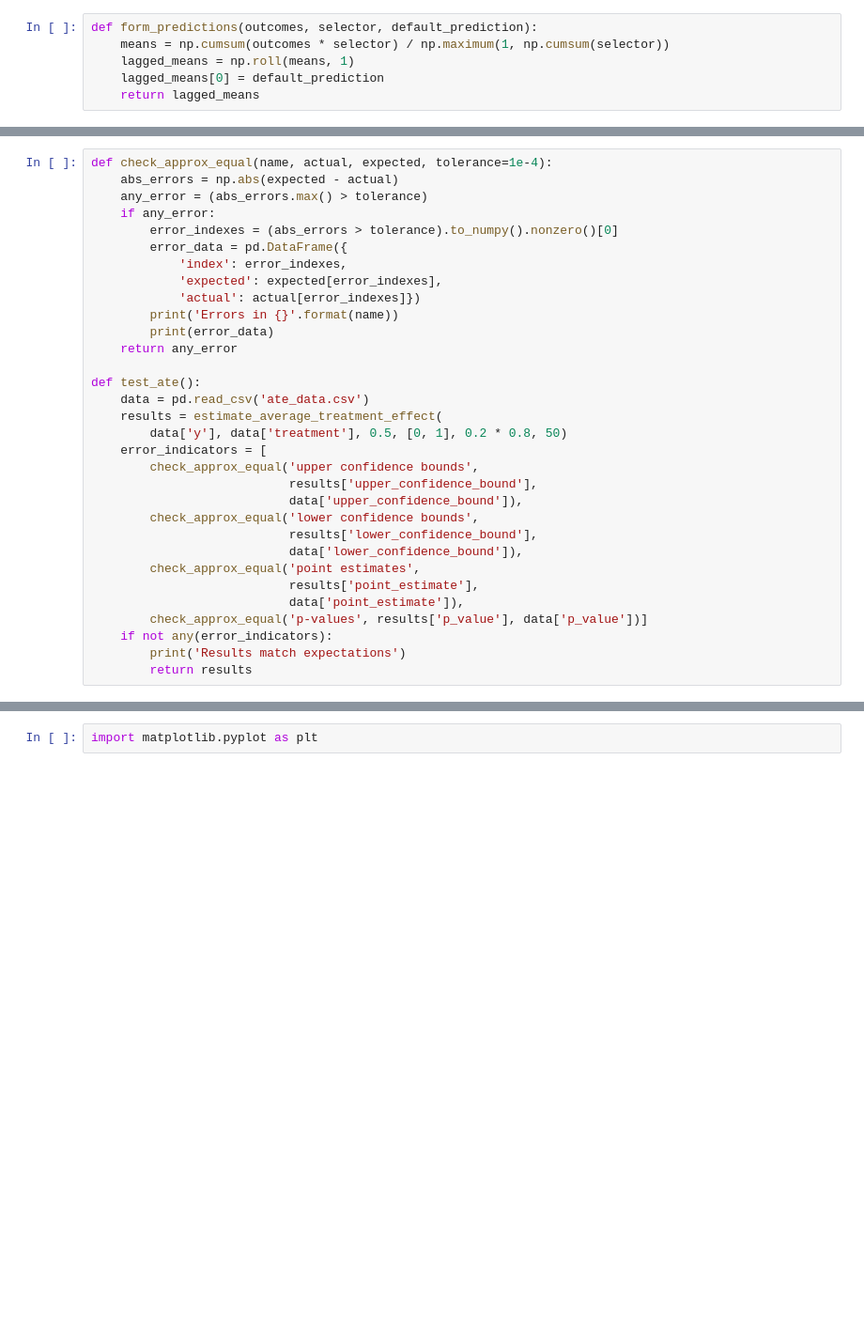
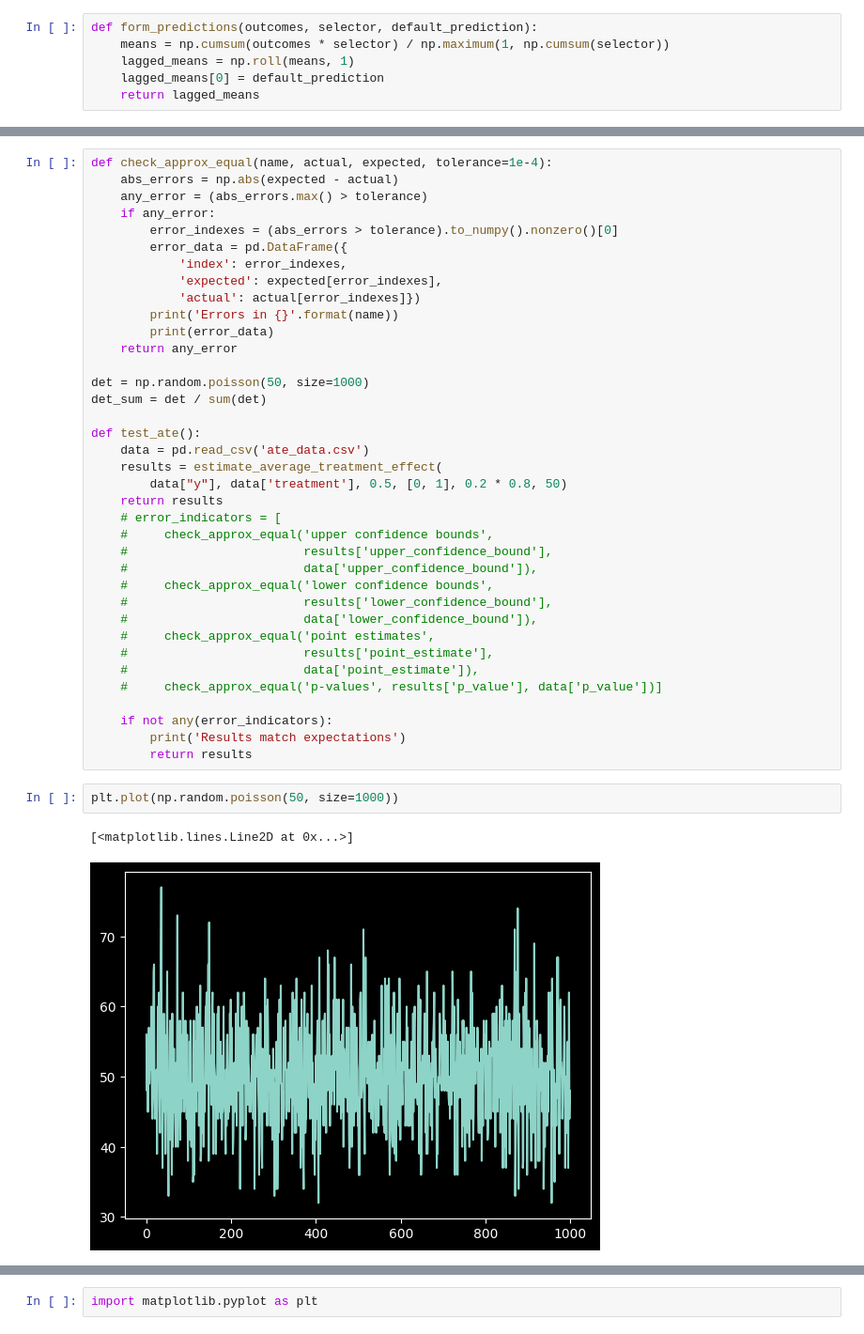
Before and after one commit to yusufprasetyo25/supplyseer, a Jupyter notebook: src/supplyseer/experimental/experimentation/demo.ipynb, the cells around one changed output, grey strips where cells are left out. Shown: that part at 94% size. Cells and saved outputs as stored; diff of their text form; blank space fills up the shorter version.

```diff
--- a/src/supplyseer/experimental/experimentation/demo.ipynb
+++ b/src/supplyseer/experimental/experimentation/demo.ipynb
@@ -67,23 +67,33 @@ def check_approx_equal(name, actual, expected, tolerance=1e-4):
         print(error_data)
     return any_error
 
+det = np.random.poisson(50, size=1000)
+det_sum = det / sum(det)
+
 def test_ate():
     data = pd.read_csv('ate_data.csv')
     results = estimate_average_treatment_effect(
-        data['y'], data['treatment'], 0.5, [0, 1], 0.2 * 0.8, 50)
-    error_indicators = [
-        check_approx_equal('upper confidence bounds',
-                           results['upper_confidence_bound'],
-                           data['upper_confidence_bound']),
-        check_approx_equal('lower confidence bounds',
-                           results['lower_confidence_bound'],
-                           data['lower_confidence_bound']),
-        check_approx_equal('point estimates',
-                           results['point_estimate'],
-                           data['point_estimate']),
-        check_approx_equal('p-values', results['p_value'], data['p_value'])]
+        data["y"], data['treatment'], 0.5, [0, 1], 0.2 * 0.8, 50)
+    return results
+    # error_indicators = [
+    #     check_approx_equal('upper confidence bounds',
+    #                        results['upper_confidence_bound'],
+    #                        data['upper_confidence_bound']),
+    #     check_approx_equal('lower confidence bounds',
+    #                        results['lower_confidence_bound'],
+    #                        data['lower_confidence_bound']),
+    #     check_approx_equal('point estimates',
+    #                        results['point_estimate'],
+    #                        data['point_estimate']),
+    #     check_approx_equal('p-values', results['p_value'], data['p_value'])]
+
     if not any(error_indicators):
         print('Results match expectations')
         return results
+# %%
+plt.plot(np.random.poisson(50, size=1000))
+# %% [output]
+[<matplotlib.lines.Line2D at 0x...>]
+[figure, added]
 # %%
 results = test_ate()
```
Also changed, not shown: parts of 7 cells of this notebook, 3 other files.
